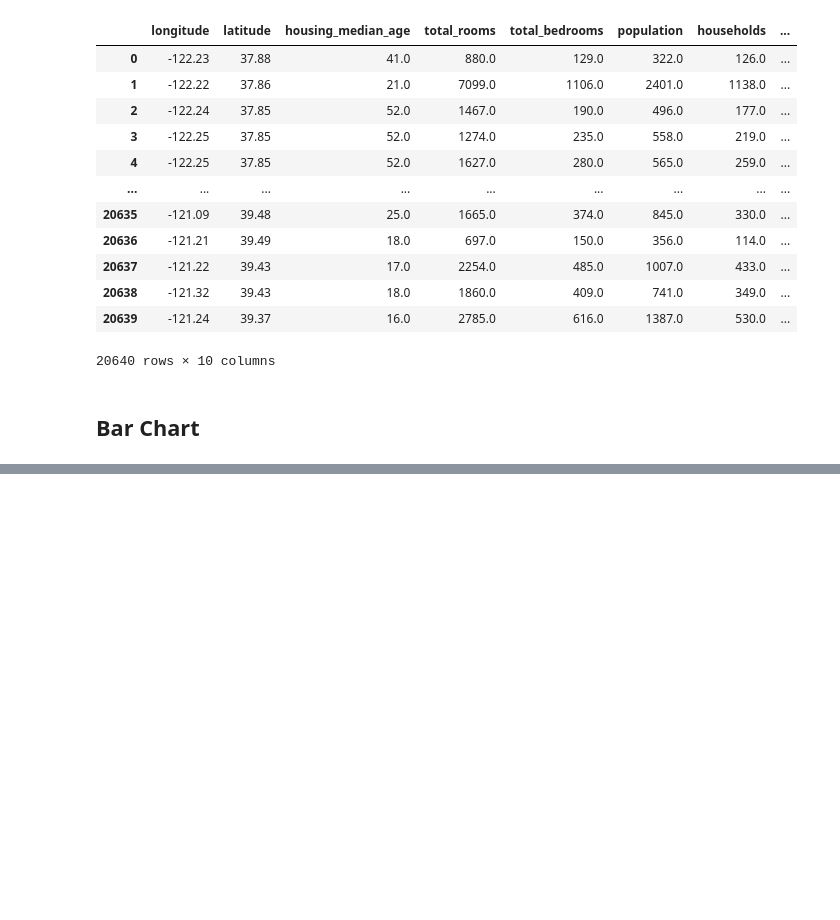
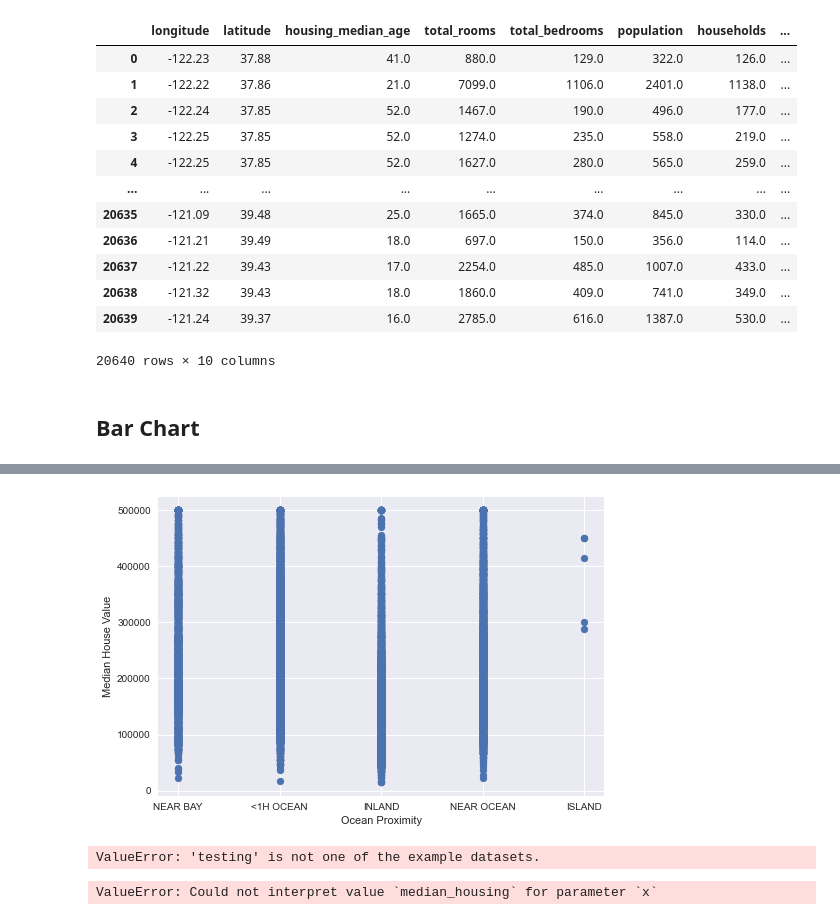
Before and after one commit to EmmanuelAjibokun/Housing-Price-Prediction, a Jupyter notebook: Housing Price with Data Visualization.ipynb, the cells around one changed output, grey strips where cells are left out. Drawn from its saved outputs; the diff is of its cells as text; code cells hidden in the pictures; blank space fills up the shorter version.

```diff
--- a/Housing Price with Data Visualization.ipynb
+++ b/Housing Price with Data Visualization.ipynb
@@ -2,6 +2,8 @@
 import matplotlib.pyplot as plt
 import numpy as np
 import pandas as pd
+
+plt.style.use("seaborn")
 # %%
 housing = pd.read_csv("testing.csv")
 housing
@@ -36,0 +41,13 @@ plt.show()
+# %%
+# average housing cost against ocean proximity
+
+distance_to_ocean = housing.ocean_proximity
+average_house_cost = housing.median_house_value
+
+plt.xlabel("Ocean Proximity")
+plt.ylabel("Median House Value")
+
+plt.scatter(distance_to_ocean, average_house_cost)
+plt.show()
+# %% [output]
+[figure, added]
@@ -36,0 +56,8 @@ plt.show()
+# %%
+housing = sns.load_dataset('testing')
+# %% [output]
+ValueError: 'testing' is not one of the example datasets.
+# %%
+sns.scatterplot(data=housing, x='median_housing', y='median_income', hue='ocean_proximity')
+# %% [output]
+ValueError: Could not interpret value `median_housing` for parameter `x`
```
Also changed, not shown: parts of 2 cells of this notebook, 1 other file.
